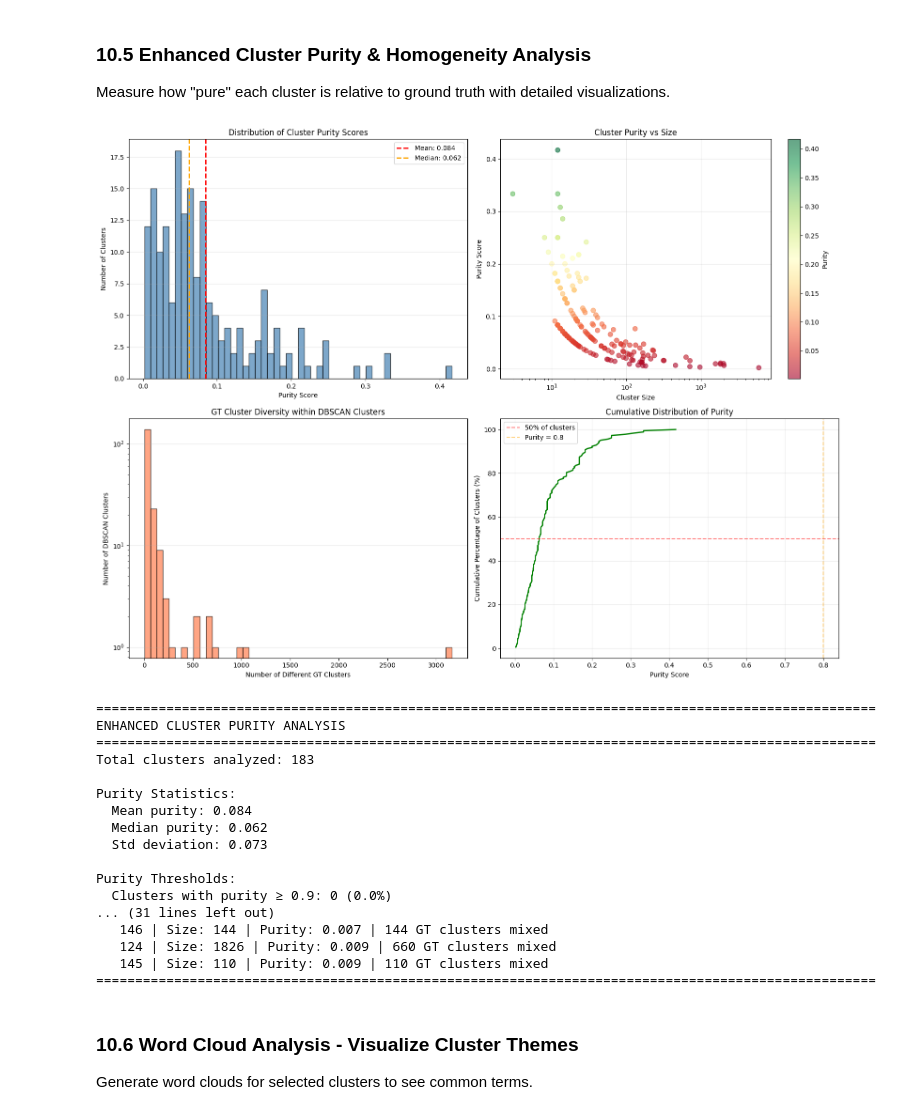
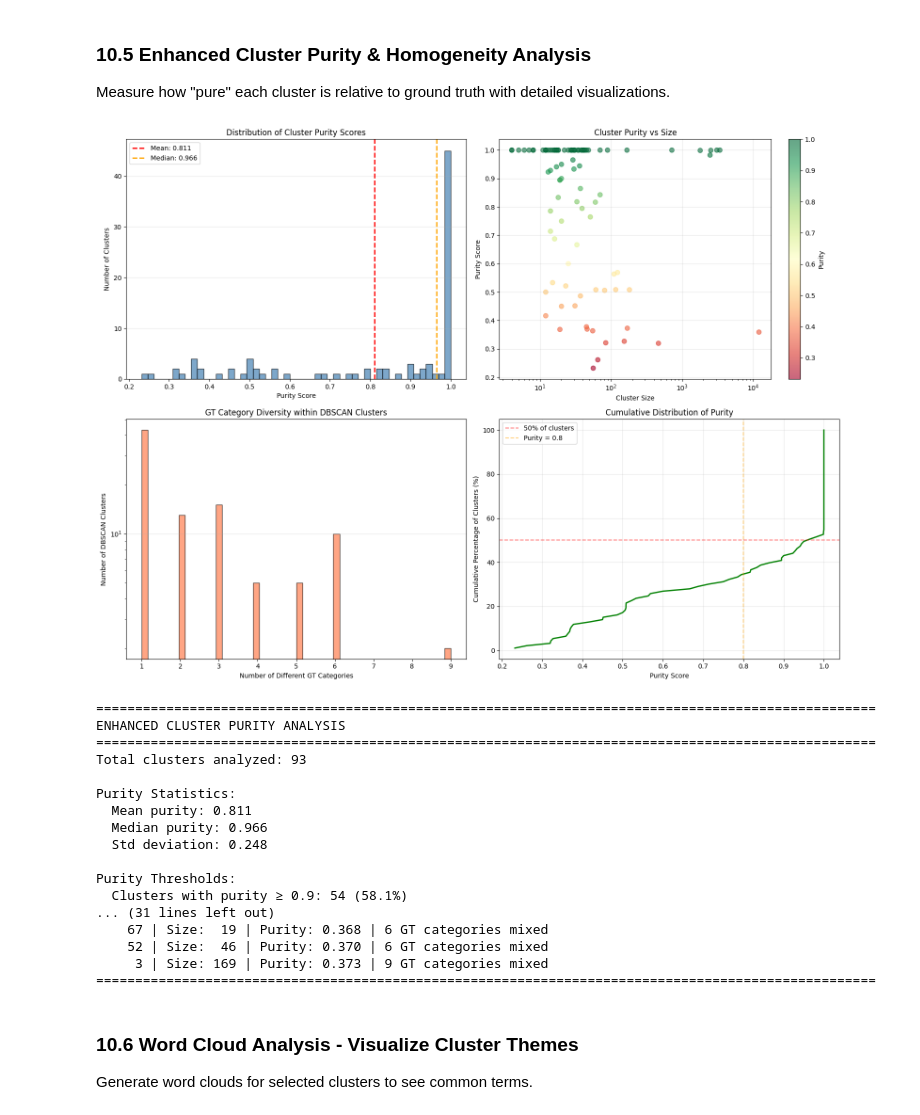
Before and after one commit to MomPansy/SC4020-project-1, a Jupyter notebook: dbscan/Product Classification and Clustering/final-dbscan-evaluation.ipynb, the cells around one changed output. Drawn from its saved outputs; the diff is of its cells as text; code cells hidden in the pictures.

```diff
--- a/dbscan/Product Classification and Clustering/final-dbscan-evaluation.ipynb
+++ b/dbscan/Product Classification and Clustering/final-dbscan-evaluation.ipynb
@@ -1200,16 +1388,16 @@ if len(results_valid) > 0:
     print("=" * 100)
     print(f"Total noise points: {len(noise_data)} ({(len(noise_data)/len(product)*100):.1f}%)")
 
-    # What ground truth clusters do noise points belong to?
-    noise_gt_distribution = noise_data[' Cluster ID'].value_counts()
+    # What ground truth categories do noise points belong to?
+    noise_gt_distribution = noise_data[' Category ID'].value_counts()
 
-    print(f"\n📊 Ground Truth Cluster Distribution of Noise Points:")
-    print(f"   Unique GT clusters among noise: {len(noise_gt_distribution)}")
-    print(f"   Top 10 GT clusters in noise:")
+    print(f"\n📊 Ground Truth Category Distribution of Noise Points:")
+    print(f"   Unique GT categories among noise: {len(noise_gt_distribution)}")
+    print(f"   Top 10 GT categories in noise:")
     for i, (gt_id, count) in enumerate(noise_gt_distribution.head(10).items(), 1):
         pct = (count / len(noise_data)) * 100
-        gt_label = noise_data[noise_data[' Cluster ID'] == gt_id][' Cluster Label'].iloc[0]
-        print(f"   {i:2d}. GT Cluster {gt_id} ({gt_label}): {count} products ({pct:.1f}%)")
+        gt_label = noise_data[noise_data[' Category ID'] == gt_id][' Category Label'].iloc[0]
+        print(f"   {i:2d}. GT Category {gt_id} ({gt_label}): {count} products ({pct:.1f}%)")
 
     # Sample random noise points
     print(f"\n🔍 Sample Noise Points (Random 20):")
@@ -1218,14 +1406,14 @@ if len(results_valid) > 0:
 
     for idx, (_, row) in enumerate(noise_sample.iterrows(), 1):
         print(f"{idx:2d}. {row['Product Title']}")
-        print(f"    └─ GT: Cluster {row[' Cluster ID']} ({row[' Cluster Label']})")
+        print(f"    └─ GT: Category {row[' Category ID']} ({row[' Category Label']})")
 
     print("=" * 100)
 
     print("\n💡 INTERPRETATION:")
     print("   • Are these products genuinely unique/sparse in title text?")
     print("   • Do they have very specific/detailed titles?")
-    print("   • Are they from small GT clusters that don't have enough similar neighbors?")
+    print("   • Are they from small GT categories that don't have enough similar neighbors?")
     print("=" * 100)
 # %% [output]
 ====================================================================================================
@@ -1252,7 +1440,7 @@ Measure how "pure" each cluster is relative to ground truth with detailed visual
 # %%
 if len(results_valid) > 0 and len(purity_df) > 0:
     # Calculate enhanced purity metrics
-    # Purity = (size of largest GT cluster) / (total cluster size)
+    # Purity = (size of largest GT category) / (total cluster size)
 
     enhanced_purity_data = []
 
@@ -1260,16 +1448,16 @@ if len(results_valid) > 0 and len(purity_df) > 0:
         cluster_data = product[product['DBSCAN_Cluster'] == cluster_id]
 
         # Get ground truth distribution
-        gt_distribution = cluster_data[' Cluster ID'].value_counts()
+        gt_distribution = cluster_data[' Category ID'].value_counts()
 
         # Calculate purity
         largest_gt_count = gt_distribution.max()
         cluster_size = len(cluster_data)
         purity = largest_gt_count / cluster_size
 
-        # Get dominant GT cluster info
+        # Get dominant GT category info
         dominant_gt_id = gt_distribution.idxmax()
-        dominant_gt_label = cluster_data[cluster_data[' Cluster ID'] == dominant_gt_id][' Cluster Label'].iloc[0]
+        dominant_gt_label = cluster_data[cluster_data[' Category ID'] == dominant_gt_id][' Category Label'].iloc[0]
 
         enhanced_purity_data.append({
             'DBSCAN_Cluster': cluster_id,
@@ -1278,7 +1466,7 @@ if len(results_valid) > 0 and len(purity_df) > 0:
             'Dominant_GT_ID': dominant_gt_id,
             'Dominant_GT_Label': dominant_gt_label,
             'Dominant_GT_Count': largest_gt_count,
-            'Num_GT_Clusters': len(gt_distribution)
+            'Num_GT_Categories': len(gt_distribution)
         })
 
     enhanced_purity_df = pd.DataFrame(enhanced_purity_data)
@@ -1310,12 +1498,12 @@ if len(results_valid) > 0 and len(purity_df) > 0:
     ax2.grid(True, alpha=0.3)
     plt.colorbar(scatter, ax=ax2, label='Purity')
 
-    # Plot 3: Number of GT clusters per DBSCAN cluster
+    # Plot 3: Number of GT categories per DBSCAN cluster
     ax3 = axes[1, 0]
-    ax3.hist(enhanced_purity_df['Num_GT_Clusters'], bins=50, color='coral', edgecolor='black', alpha=0.7)
-    ax3.set_xlabel('Number of Different GT Clusters')
+    ax3.hist(enhanced_purity_df['Num_GT_Categories'], bins=50, color='coral', edgecolor='black', alpha=0.7)
+    ax3.set_xlabel('Number of Different GT Categories')
     ax3.set_ylabel('Number of DBSCAN Clusters')
-    ax3.set_title('GT Cluster Diversity within DBSCAN Clusters')
+    ax3.set_title('GT Category Diversity within DBSCAN Clusters')
     ax3.set_yscale('log')
     ax3.grid(axis='y', alpha=0.3)
 
@@ -1341,55 +1529,55 @@ if len(results_valid) > 0 and len(purity_df) > 0:
     print("=" * 100)
     print(f"Total clusters analyzed: {len(enhanced_purity_df)}")
     print(f"\nPurity Statistics:")
     print(f"  Mean purity: {enhanced_purity_df['Purity'].mean():.3f}")
     print(f"  Median purity: {enhanced_purity_df['Purity'].median():.3f}")
     print(f"  Std deviation: {enhanced_purity_df['Purity'].std():.3f}")
     print(f"\nPurity Thresholds:")
     for threshold in [0.9, 0.8, 0.7, 0.5]:
         count = (enhanced_purity_df['Purity'] >= threshold).sum()
         pct = (count / len(enhanced_purity_df)) * 100
         print(f"  Clusters with purity ≥ {threshold}: {count} ({pct:.1f}%)")
 
-    print(f"\nGT Cluster Diversity:")
-    print(f"  Mean GT clusters per DBSCAN cluster: {enhanced_purity_df['Num_GT_Clusters'].mean():.1f}")
-    print(f"  Median GT clusters per DBSCAN cluster: {enhanced_purity_df['Num_GT_Clusters'].median():.0f}")
-    print(f"  Max GT clusters in one DBSCAN cluster: {enhanced_purity_df['Num_GT_Clusters'].max()}")
+    print(f"\nGT Category Diversity:")
+    print(f"  Mean GT categories per DBSCAN cluster: {enhanced_purity_df['Num_GT_Categories'].mean():.1f}")
+    print(f"  Median GT categories per DBSCAN cluster: {enhanced_purity_df['Num_GT_Categories'].median():.0f}")
+    print(f"  Max GT categories in one DBSCAN cluster: {enhanced_purity_df['Num_GT_Categories'].max()}")
 
     # Show most pure clusters
     print(f"\n🏆 TOP 10 MOST PURE CLUSTERS:")
     print("-" * 100)
     top_pure = enhanced_purity_df.nlargest(10, 'Purity')
     for i, row in top_pure.iterrows():
         print(f"  {row['DBSCAN_Cluster']:4d} | Size: {row['Size']:3d} | Purity: {row['Purity']:.3f} | "
               f"Dominant: {row['Dominant_GT_Label']}")
 
     # Show least pure (most mixed) clusters
     print(f"\n⚠️  TOP 10 LEAST PURE (MOST MIXED) CLUSTERS:")
     print("-" * 100)
     least_pure = enhanced_purity_df.nsmallest(10, 'Purity')
     for i, row in least_pure.iterrows():
         print(f"  {row['DBSCAN_Cluster']:4d} | Size: {row['Size']:3d} | Purity: {row['Purity']:.3f} | "
-              f"{row['Num_GT_Clusters']} GT clusters mixed")
+              f"{row['Num_GT_Categories']} GT categories mixed")
 
     print("=" * 100)
 # %% [output]
-[figure, old version]
+[figure, new version]
 ====================================================================================================
 ENHANCED CLUSTER PURITY ANALYSIS
 ====================================================================================================
-Total clusters analyzed: 183
+Total clusters analyzed: 93
 
 Purity Statistics:
-  Mean purity: 0.084
-  Median purity: 0.062
-  Std deviation: 0.073
+  Mean purity: 0.811
+  Median purity: 0.966
+  Std deviation: 0.248
 
 Purity Thresholds:
-  Clusters with purity ≥ 0.9: 0 (0.0%)
+  Clusters with purity ≥ 0.9: 54 (58.1%)
 ... (31 lines left out)
-   146 | Size: 144 | Purity: 0.007 | 144 GT clusters mixed
-   124 | Size: 1826 | Purity: 0.009 | 660 GT clusters mixed
-   145 | Size: 110 | Purity: 0.009 | 110 GT clusters mixed
+    67 | Size:  19 | Purity: 0.368 | 6 GT categories mixed
+    52 | Size:  46 | Purity: 0.370 | 6 GT categories mixed
+     3 | Size: 169 | Purity: 0.373 | 9 GT categories mixed
 ====================================================================================================
 # %% [markdown]
 ### 10.6 Word Cloud Analysis - Visualize Cluster Themes
```
Also changed, not shown: parts of 23 cells of this notebook, 1 other file.
